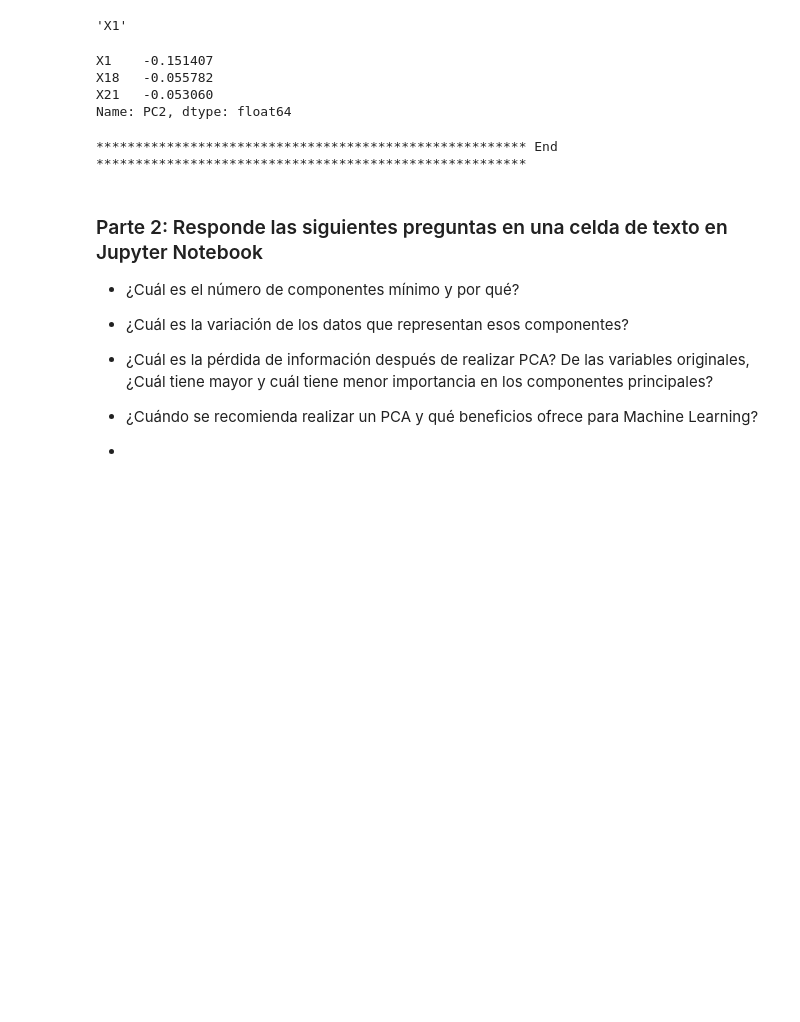
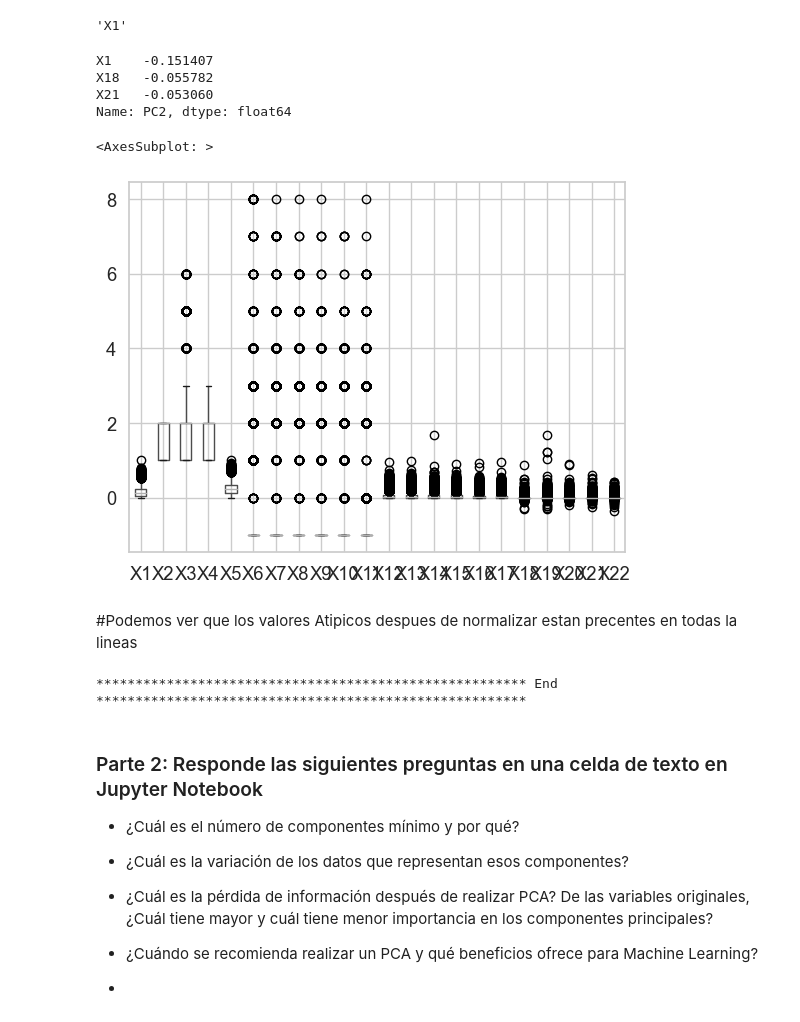
Before and after one commit to PosgradoMNA/actividades-del-projecto-equipo-4, a Jupyter notebook: Actividad Semanal -- 4/Actividad Semanal --4.ipynb, the cells around one changed output. Cells and saved outputs as stored; diff of their text form; code cells hidden in the pictures; blank space fills up the shorter version.

```diff
--- a/Actividad Semanal -- 4/Actividad Semanal --4.ipynb
+++ b/Actividad Semanal -- 4/Actividad Semanal --4.ipynb
@@ -564,6 +571,13 @@ X1    -0.151407
 X18   -0.055782
 X21   -0.053060
 Name: PC2, dtype: float64
+# %%
+Cards_df.iloc[:,1:23].boxplot()
+# %% [output]
+<AxesSubplot: >
+[figure, added]
+# %% [markdown]
+#Podemos ver que los valores Atipicos despues de normalizar  estan precentes en todas la lineas
 # %%
 print('*'*55,'End','*'*55)
 # %% [output]
```
Also changed, not shown: parts of 3 cells of this notebook.
